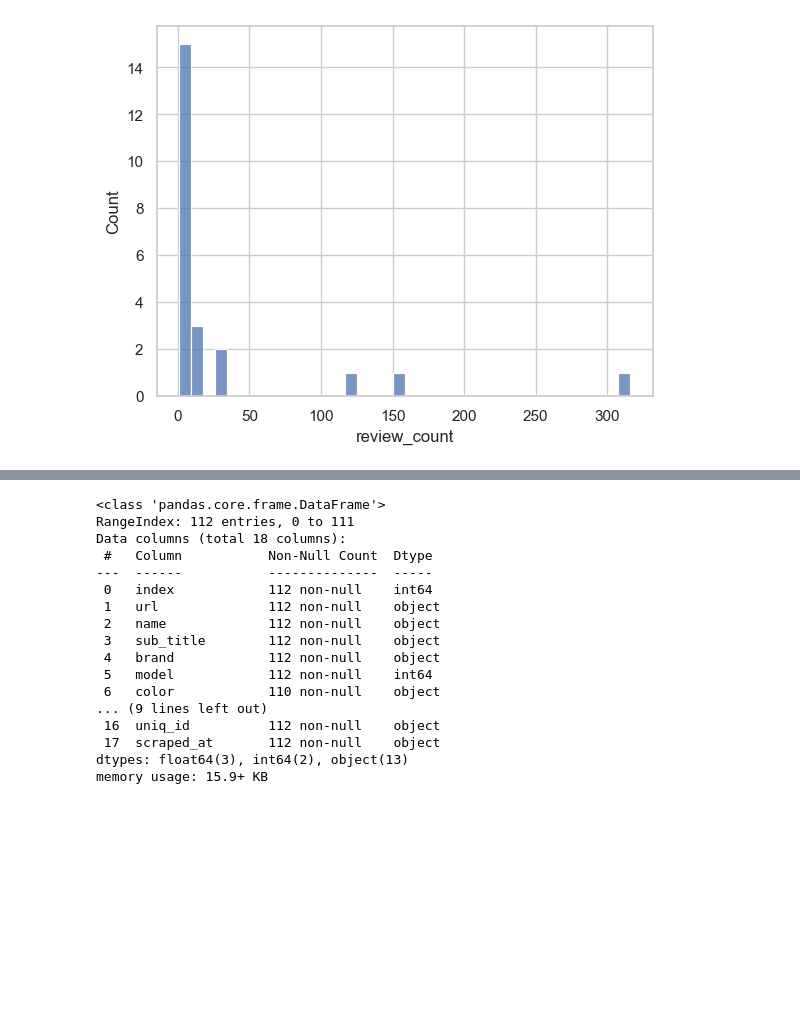
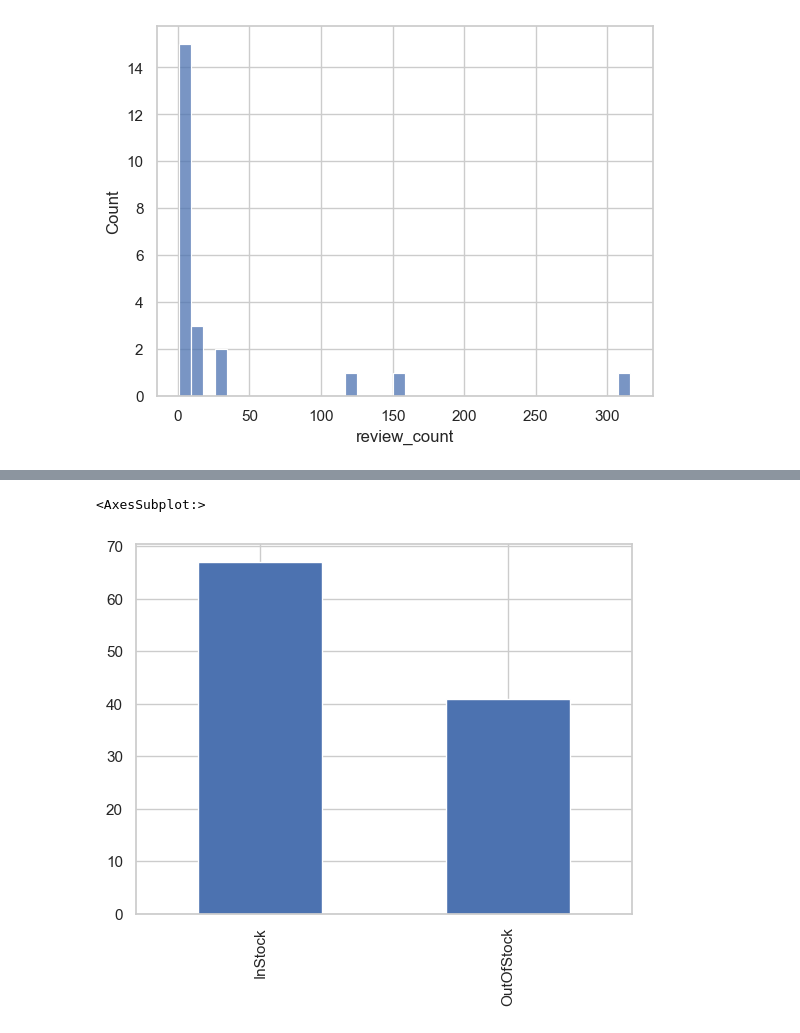
Before and after one commit to amalsalilan/Nike, a Jupyter notebook: Nike.ipynb, the cells around one changed output, grey strips where cells are left out. Saved outputs shown, nothing was run; the diff lists cells and outputs as text; code cells hidden in the pictures; blank space fills up the shorter version.

```diff
--- a/Nike.ipynb
+++ b/Nike.ipynb
@@ -110,20 +110,5 @@ for column in df3.columns:
 # %%
-df.info()
+df['availability'].value_counts().plot(kind='bar')
 # %% [output]
-<class 'pandas.core.frame.DataFrame'>
-RangeIndex: 112 entries, 0 to 111
-Data columns (total 18 columns):
- #   Column           Non-Null Count  Dtype
----  ------           --------------  -----
- 0   index            112 non-null    int64
- 1   url              112 non-null    object
- 2   name             112 non-null    object
- 3   sub_title        112 non-null    object
- 4   brand            112 non-null    object
- 5   model            112 non-null    int64
- 6   color            110 non-null    object
-... (9 lines left out)
- 16  uniq_id          112 non-null    object
- 17  scraped_at       112 non-null    object
-dtypes: float64(3), int64(2), object(13)
-memory usage: 15.9+ KB
+<AxesSubplot:>
+[figure, added]
```
Also changed, not shown: parts of 3 cells of this notebook.
